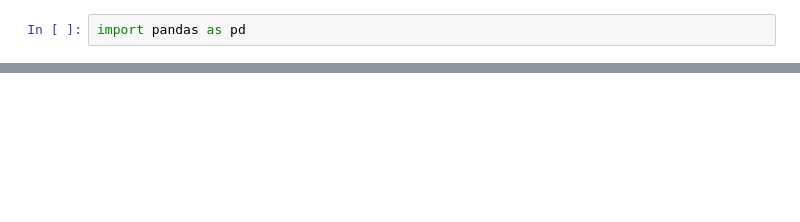
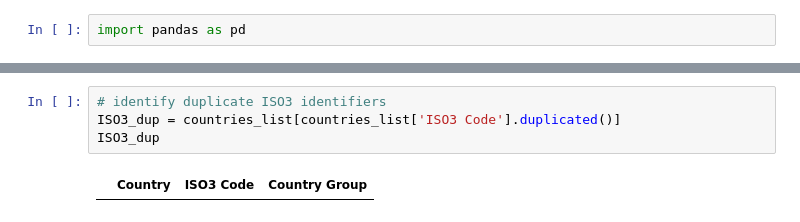
Before and after one commit to IshemZ/projet-poule-qui-chante, a Jupyter notebook: notebooks/countries.ipynb, the cells around one changed output, grey strips where cells are left out. Drawn from its saved outputs; the diff is of its cells as text; blank space fills up the shorter version.

```diff
--- a/notebooks/countries.ipynb
+++ b/notebooks/countries.ipynb
@@ -19,0 +58,6 @@ countries
+# %%
+# identify duplicate ISO3 identifiers
+ISO3_dup = countries_list[countries_list['ISO3 Code'].duplicated()]
+ISO3_dup
+# %% [output]
+|  | Country | ISO3 Code | Country Group |
```
Also changed, not shown: parts of 7 cells of this notebook, 48 other files.
